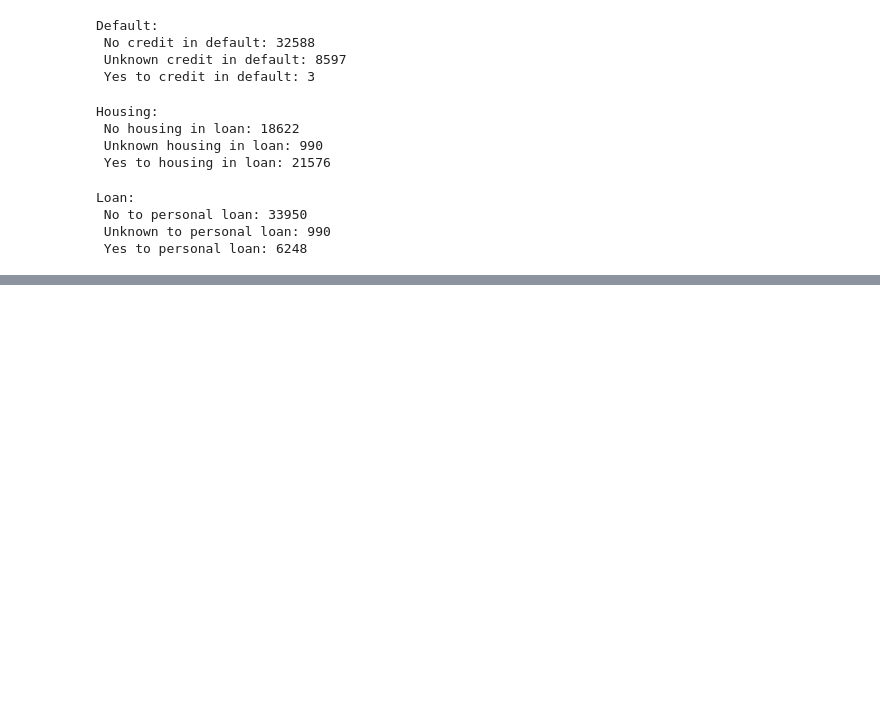
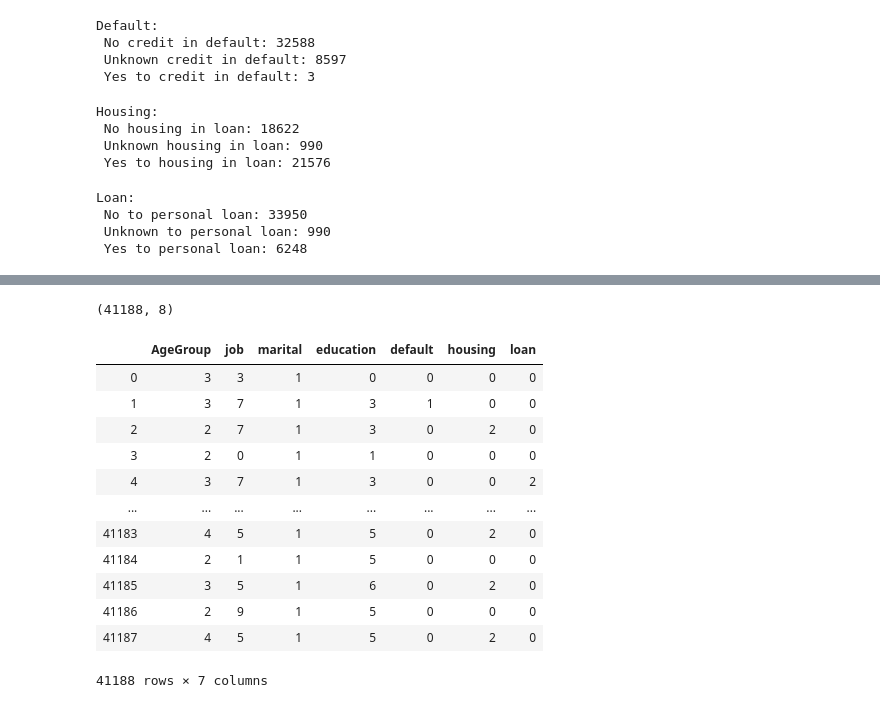
Before and after one commit to kanchanrenu/Bank_propensity_model, a Jupyter notebook: Bank-marketing-Kanchan.ipynb, the cells around one changed output, grey strips where cells are left out. Saved outputs shown, nothing was run; the diff lists cells and outputs as text; code cells hidden in the pictures; blank space fills up the shorter version.

```diff
--- a/Bank-marketing-Kanchan.ipynb
+++ b/Bank-marketing-Kanchan.ipynb
@@ -308,0 +334,12 @@ Jobs, Marital, Education, Default, Housing, Loan. Converting to continuous due t
+# %%
+# Label encoder order is alphabetical
+from sklearn.preprocessing import LabelEncoder
+labelencoder_X = LabelEncoder()
+bank_client['job']      = labelencoder_X.fit_transform(bank_client['job'])
+bank_client['marital']  = labelencoder_X.fit_transform(bank_client['marital'])
+bank_client['education']= labelencoder_X.fit_transform(bank_client['education'])
+bank_client['default']  = labelencoder_X.fit_transform(bank_client['default'])
+bank_client['housing']  = labelencoder_X.fit_transform(bank_client['housing'])
+bank_client['loan']     = labelencoder_X.fit_transform(bank_client['loan'])
+# %%
+category=pd.cut(bank_client['age'],bins=[0,32,47,70,98],labels=['1','2','3','4'])
@@ -308,0 +348,2 @@ Jobs, Marital, Education, Default, Housing, Loan. Converting to continuous due t
+# %%
+bank_client.insert(1,'AgeGroup',category)
@@ -308,0 +370,13 @@ Jobs, Marital, Education, Default, Housing, Loan. Converting to continuous due t
+# %%
+# Manualy way to convert Categorical in Continuous
+bank_client['job'].replace(['housemaid' , 'services' , 'admin.' , 'blue-collar' , 'technician', 'retired' , 'management', 'unemployed', 'self-employed', 'unknown' , 'entrepreneur', 'student'] , [1, 2, 3, 4, 5, 6, 7, 8, 9, 10, 11, 12], inplace=True)
+
+bank_client['education'].replace(['basic.4y' , 'high.school', 'basic.6y', 'basic.9y', 'professional.course', 'unknown' , 'university.degree' , 'illiterate'], [1, 2, 3, 4, 5, 6, 7, 8], inplace=True)
+
+bank_client['marital'].replace(['married', 'single', 'divorced', 'unknown'], [1, 2, 3, 4], inplace=True)
+
+bank_client['default'].replace(['yes', 'no', 'unknown'],[1, 2, 3], inplace=True)
+
+bank_client['housing'].replace(['yes', 'no', 'unknown'],[1, 2, 3], inplace=True)
+
+bank_client['loan'].replace(['yes', 'no', 'unknown'],[1, 2, 3], inplace=True)
@@ -308,0 +422,20 @@ Jobs, Marital, Education, Default, Housing, Loan. Converting to continuous due t
+# %%
+bank_client.shape
+# %% [output]
+(41188, 8)
+# %%
+bank_client.drop(['age'],axis=1)
+# %% [output]
+|  | AgeGroup | job | marital | education | default | housing | loan |
+| 0 | 3 | 3 | 1 | 0 | 0 | 0 | 0 |
+| 1 | 3 | 7 | 1 | 3 | 1 | 0 | 0 |
+| 2 | 2 | 7 | 1 | 3 | 0 | 2 | 0 |
+| 3 | 2 | 0 | 1 | 1 | 0 | 0 | 0 |
+| 4 | 3 | 7 | 1 | 3 | 0 | 0 | 2 |
+| ... | ... | ... | ... | ... | ... | ... | ... |
+| 41183 | 4 | 5 | 1 | 5 | 0 | 2 | 0 |
+| 41184 | 2 | 1 | 1 | 5 | 0 | 0 | 0 |
+| 41185 | 3 | 5 | 1 | 6 | 0 | 2 | 0 |
+| 41186 | 2 | 9 | 1 | 5 | 0 | 0 | 0 |
+| 41187 | 4 | 5 | 1 | 5 | 0 | 2 | 0 |
+41188 rows × 7 columns
```
Also changed, not shown: parts of 24 cells of this notebook.
